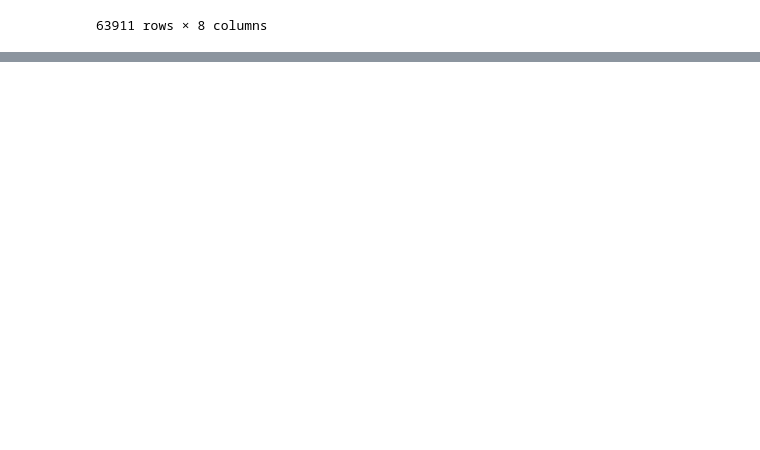
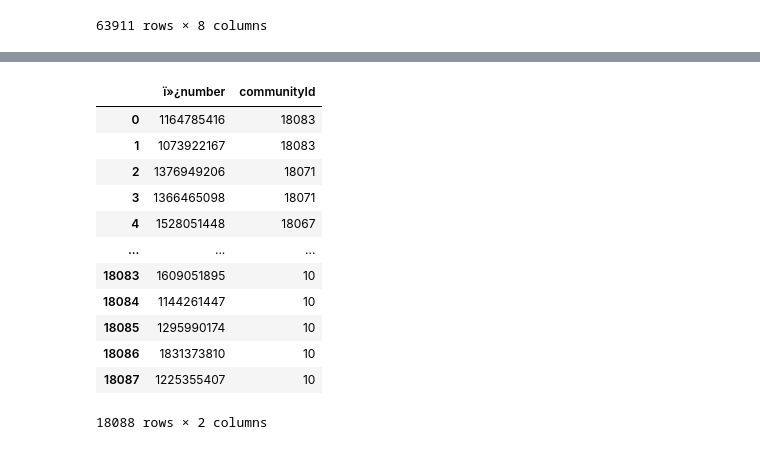
Before and after one commit to nss-data-science-cohort-6/hop_team-double-eagle-ii, a Jupyter notebook: hop_new.ipynb, the cells around one changed output, grey strips where cells are left out. Drawn from its saved outputs; the diff is of its cells as text; code cells hidden in the pictures; blank space fills up the shorter version.

```diff
--- a/hop_new.ipynb
+++ b/hop_new.ipynb
@@ -201,0 +204,2 @@ specialist_test
+# %%
+neo4j_output = pd.read_csv('data/neo4j_output.csv', encoding= 'unicode_escape')
@@ -201,0 +217,21 @@ specialist_test
+# %%
+query = "SELECT * FROM neo4j_output"
+
+with sqlite3.connect('./NPPES_Data_Dissemination.sqlite') as db:
+    neo4j_output = pd.read_sql(query, db)
+
+neo4j_output
+# %% [output]
+|  | ï»¿number | communityId |
+| 0 | 1164785416 | 18083 |
+| 1 | 1073922167 | 18083 |
+| 2 | 1376949206 | 18071 |
+| 3 | 1366465098 | 18071 |
+| 4 | 1528051448 | 18067 |
+| ... | ... | ... |
+| 18083 | 1609051895 | 10 |
+| 18084 | 1144261447 | 10 |
+| 18085 | 1295990174 | 10 |
+| 18086 | 1831373810 | 10 |
+| 18087 | 1225355407 | 10 |
+18088 rows × 2 columns
```
Also changed, not shown: parts of 10 cells of this notebook.
